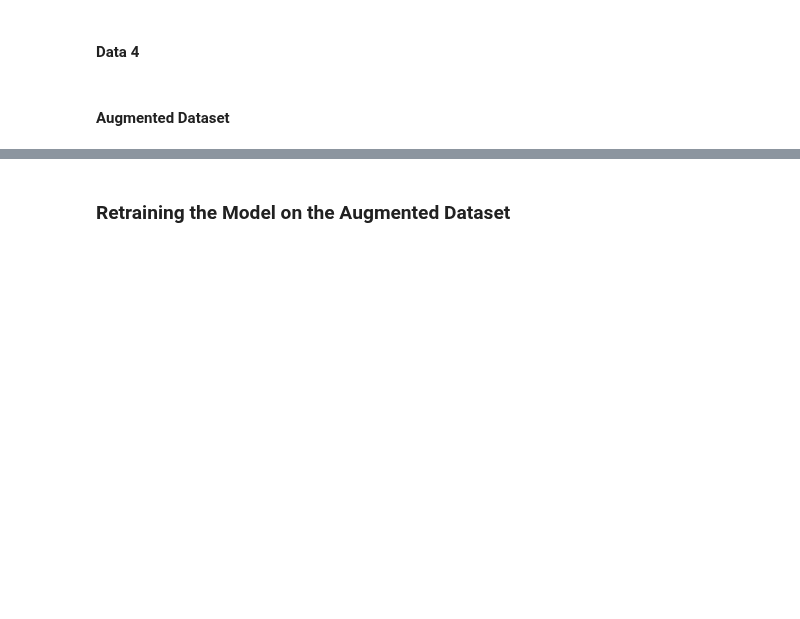
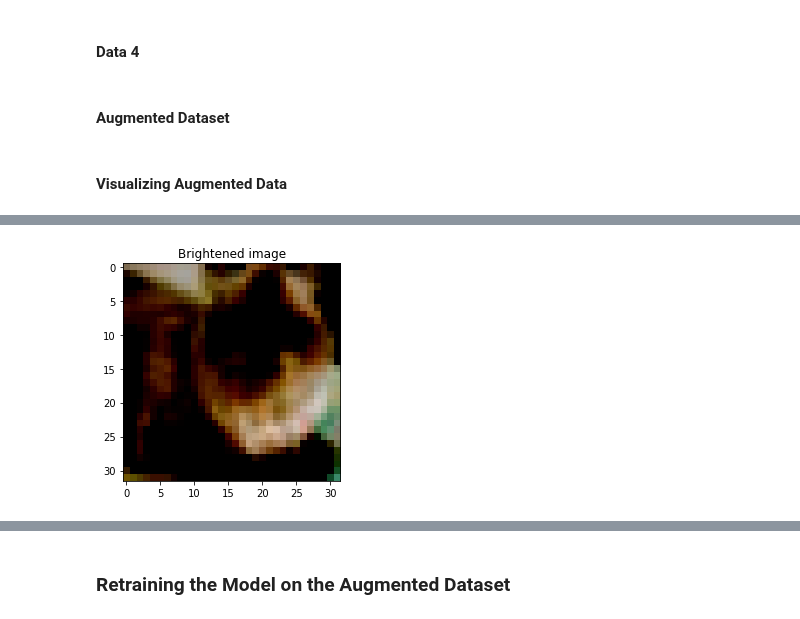
Before and after one commit to ram130849/Deep_Learning_Systems, a Jupyter notebook: TensorFlow/Sushant/DLS_Assignment_3_Part1.ipynb, the cells around one changed output, grey strips where cells are left out. Saved outputs shown, nothing was run; the diff lists cells and outputs as text; code cells hidden in the pictures; blank space fills up the shorter version.

```diff
--- a/TensorFlow/Sushant/DLS_Assignment_3_Part1.ipynb
+++ b/TensorFlow/Sushant/DLS_Assignment_3_Part1.ipynb
@@ -358,3 +359,10 @@ X_val_aug = rescale(X_val_aug)
 Aug_X_train = tf.concat([X_train_1,X_train_2,X_train_3,X_train_4],0)
 # %%
 Y_train_aug = tf.concat([Y_train,Y_train,Y_train,Y_train],0)
+# %% [markdown]
+#### Visualizing Augmented Data
+# %%
+plt.imshow(Aug_X_train[1])
+plt.title('Brightened image')
+plt.show()
+# %% [output]
@@ -360,0 +370 @@ Y_train_aug = tf.concat([Y_train,Y_train,Y_train,Y_train],0)
+[figure, added]
```
Also changed, not shown: parts of 5 cells of this notebook.
